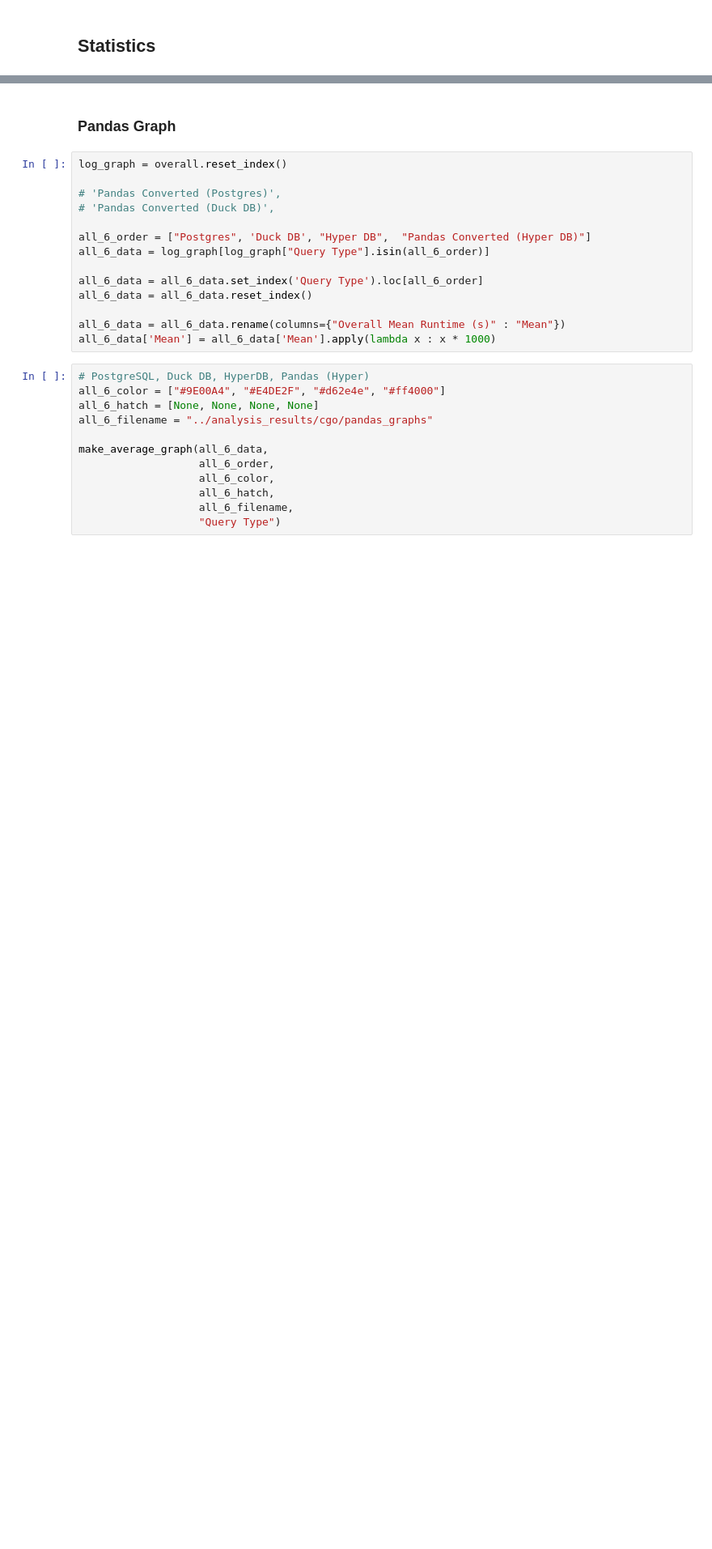
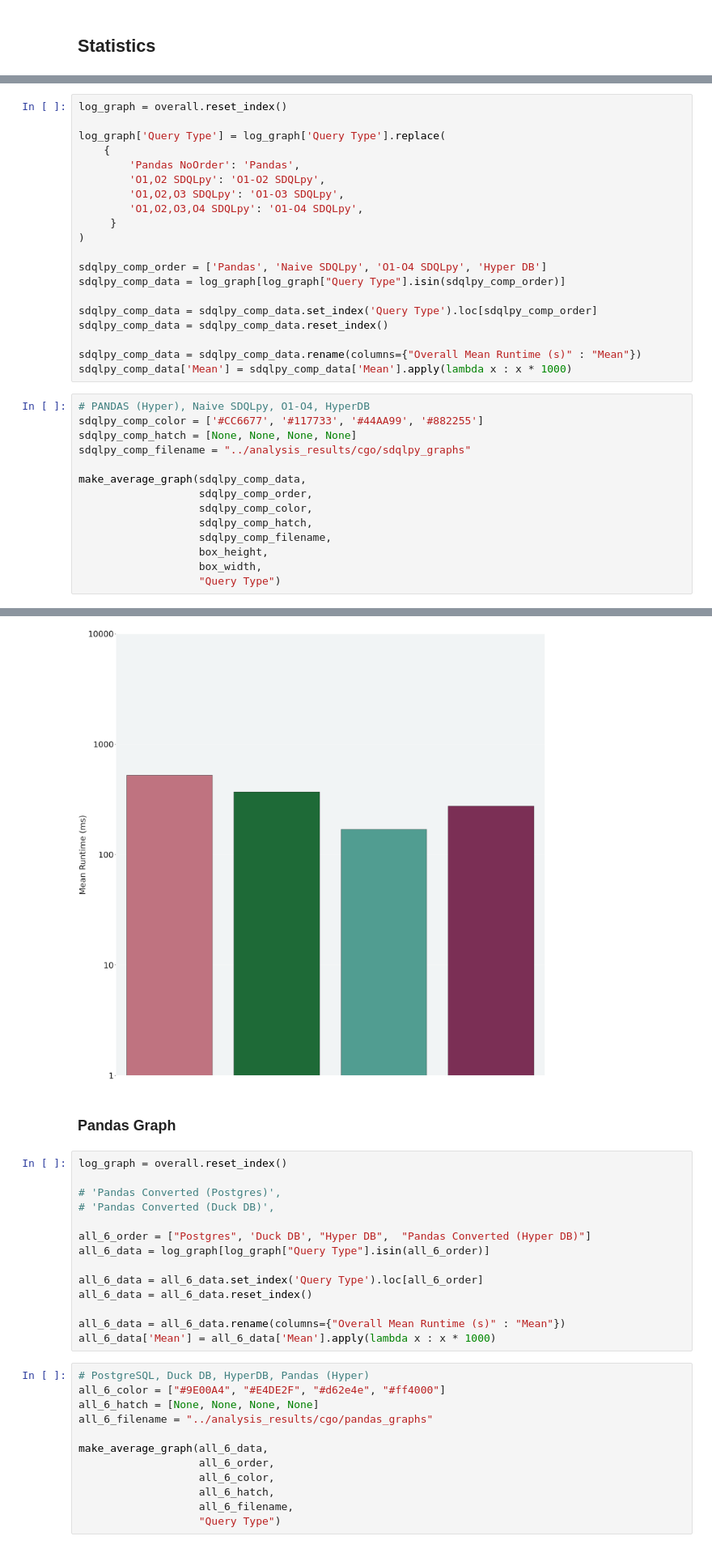
Before and after one commit to groegercesg/QueryBridge, a Jupyter notebook: benchmarking/notebooks/comp_analysis.ipynb, the cells around one changed output, grey strips where cells are left out. Shown at 81% size. Saved outputs shown, nothing was run; the diff lists cells and outputs as text; blank space fills up the shorter version.

```diff
--- a/benchmarking/notebooks/comp_analysis.ipynb
+++ b/benchmarking/notebooks/comp_analysis.ipynb
@@ -187,0 +255,35 @@ overall.head(10)
+# %%
+log_graph = overall.reset_index()
+
+log_graph['Query Type'] = log_graph['Query Type'].replace(
+    {
+        'Pandas NoOrder': 'Pandas',
+        'O1,O2 SDQLpy': 'O1-O2 SDQLpy',
+        'O1,O2,O3 SDQLpy': 'O1-O3 SDQLpy',
+        'O1,O2,O3,O4 SDQLpy': 'O1-O4 SDQLpy',
+     }
+)
+
+sdqlpy_comp_order = ['Pandas', 'Naive SDQLpy', 'O1-O4 SDQLpy', 'Hyper DB']
+sdqlpy_comp_data = log_graph[log_graph["Query Type"].isin(sdqlpy_comp_order)]
+
+sdqlpy_comp_data = sdqlpy_comp_data.set_index('Query Type').loc[sdqlpy_comp_order]
+sdqlpy_comp_data = sdqlpy_comp_data.reset_index()
+
+sdqlpy_comp_data = sdqlpy_comp_data.rename(columns={"Overall Mean Runtime (s)" : "Mean"})
+sdqlpy_comp_data['Mean'] = sdqlpy_comp_data['Mean'].apply(lambda x : x * 1000)
+# %%
+# PANDAS (Hyper), Naive SDQLpy, O1-O4, HyperDB
+sdqlpy_comp_color = ['#CC6677', '#117733', '#44AA99', '#882255']
+sdqlpy_comp_hatch = [None, None, None, None]
+sdqlpy_comp_filename = "../analysis_results/cgo/sdqlpy_graphs"
+
+make_average_graph(sdqlpy_comp_data,
+                   sdqlpy_comp_order,
+                   sdqlpy_comp_color,
+                   sdqlpy_comp_hatch,
+                   sdqlpy_comp_filename,
+                   box_height,
+                   box_width,
+                   "Query Type")
+# %% [output]
@@ -188,3 +291,4 @@ overall.head(10)
+[figure, added]
 # %% [markdown]
 ### Pandas Graph
 # %%
```
Also changed, not shown: parts of 16 cells of this notebook, 8 other files.
